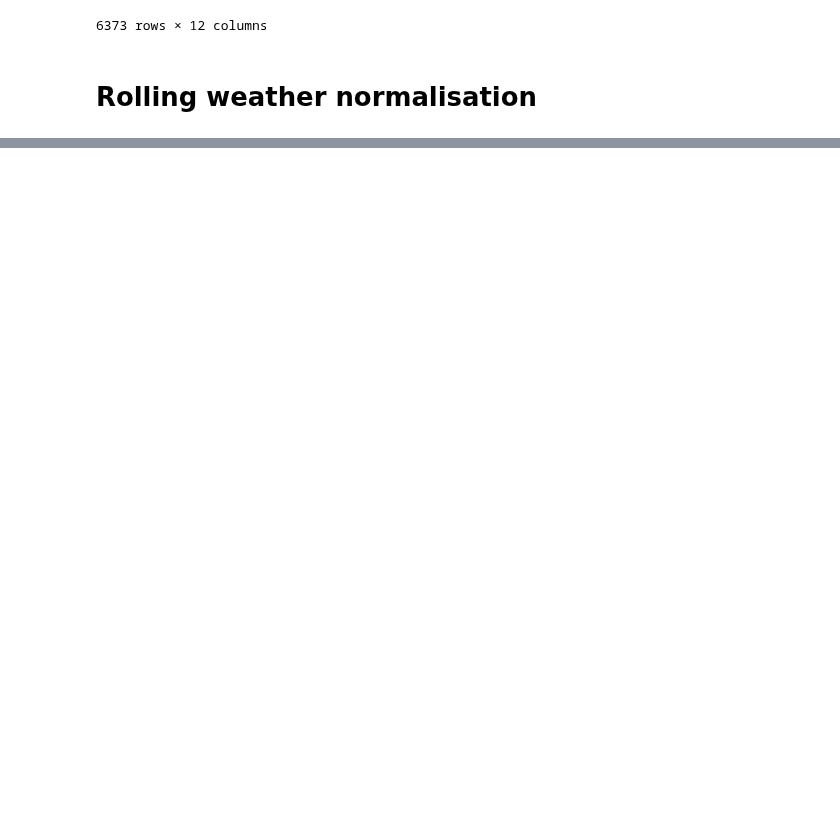
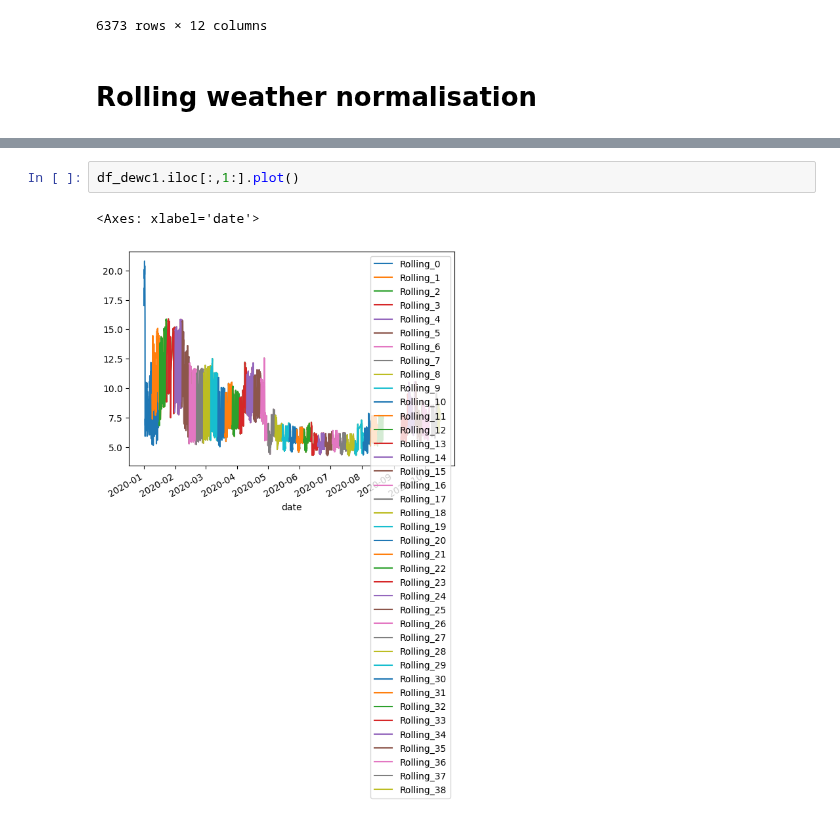
Before and after one commit to m-edal/normet, a Jupyter notebook: docs/notebooks/Case2_autodew.ipynb, the cells around one changed output, grey strips where cells are left out. Saved outputs shown, nothing was run; the diff lists cells and outputs as text; blank space fills up the shorter version.

```diff
--- a/docs/notebooks/Case2_autodew.ipynb
+++ b/docs/notebooks/Case2_autodew.ipynb
@@ -249,2 +316,7 @@ df_dewc.head()
 5 rows × 40 columns
+# %%
+df_dewc1.iloc[:,1:].plot()
+# %% [output]
+<Axes: xlabel='date'>
+[figure, added]
 # %%
```
Also changed, not shown: parts of 25 cells of this notebook, 2 other files.
